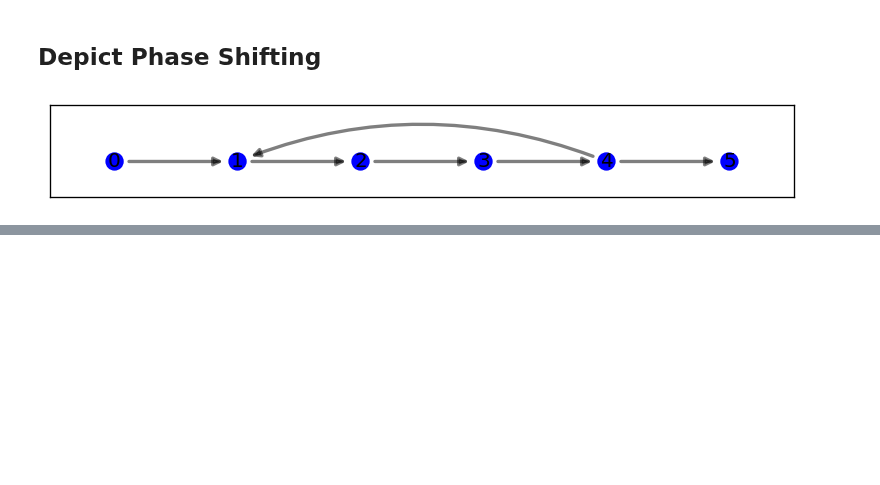
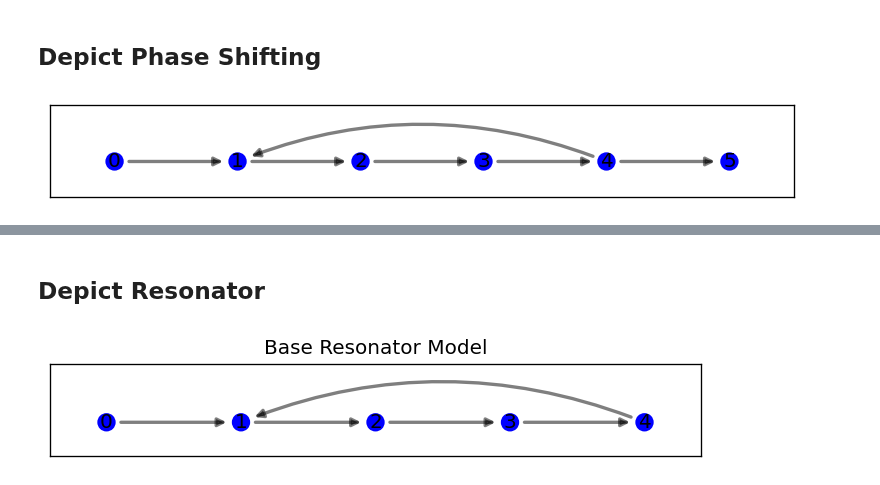
Before and after one commit to yakir4123/SNN-SCTN, a Jupyter notebook: notebooks/resonator_test_sine.ipynb, the cells around one changed output, grey strips where cells are left out. Drawn from its saved outputs; the diff is of its cells as text; code cells hidden in the pictures; blank space fills up the shorter version.

```diff
--- a/notebooks/resonator_test_sine.ipynb
+++ b/notebooks/resonator_test_sine.ipynb
@@ -185,0 +200,73 @@ plt.show()
+# %% [markdown]
+## Depict Resonator
+# %%
+from snn.resonator import create_chirp_signal, create_base_resonator
+from numba import njit
+
+
+@njit
+def test_frequency(network, test_size=10_000_000, start_freq=0, step=1 / 200000, clk_freq=1536000):
+    batch_size = 50_000
+    shift = 0
+    while test_size > 0:
+        sine_size = min(batch_size, test_size)
+        sine_wave, freqs = create_chirp_signal(sine_size, clk_freq, start_freq, step, shift)
+
+        network.input_full_data(sine_wave)
+
+        shift = freqs[-1]
+        start_freq += sine_size * step
+        test_size -= sine_size
+
+def custom_resonator_output_spikes(
+        resonator,
+        freq0,
+        clk_freq,
+        sample_rate=1,
+        save_figure=False,
+        path=None,
+        plot=True
+):
+    resonator.log_out_spikes(-1)
+    start_freq = 0
+    spectrum = 2 * freq0
+    step = 1 / clk_freq / sample_rate
+    test_size = int(spectrum / step)
+    spikes_neuron = resonator.neurons[-1]
+
+    spikes_neuron.membrane_sample_max_window = np.zeros(1).astype('float32')
+    test_frequency(
+        resonator,
+        start_freq=start_freq,
+        step=step,
+        test_size=test_size,
+        clk_freq=clk_freq
+   )
+
+    events = spikes_neuron.out_spikes()
+    y_spikes = np.zeros(events[-1] + 1)
+    y_spikes[events] = 1
+
+    if path is not None:
+        np.savez_compressed(path, spikes=y_spikes)
+
+    spikes_window_size = 1000
+    y_spikes = np.convolve(y_spikes, np.ones(spikes_window_size, dtype=int), 'valid')
+    x = np.linspace(start_freq, start_freq + spectrum, len(y_spikes))
+    plt.title(f'spikes in window of {spikes_window_size} freq: {freq0}')
+    plt.plot(x, y_spikes)
+    if save_figure:
+        plt.savefig(f'../filters/clk_{clk_freq}/figures/f_{freq0:.3f}.PNG', bbox_inches='tight')
+        plt.close()
+    elif plot:
+        plt.show()
+
+
+freq0 = 5.9
+clk_freq = 76800
+resonator = create_base_resonator(freq0=f'{freq0:.3f}', clk_freq=clk_freq)
+plot_network(resonator)
+plt.title('Base Resonator Model')
+None
+# %% [output]
+[figure, added]
```
Also changed, not shown: parts of 8 cells of this notebook, 3 other files.
